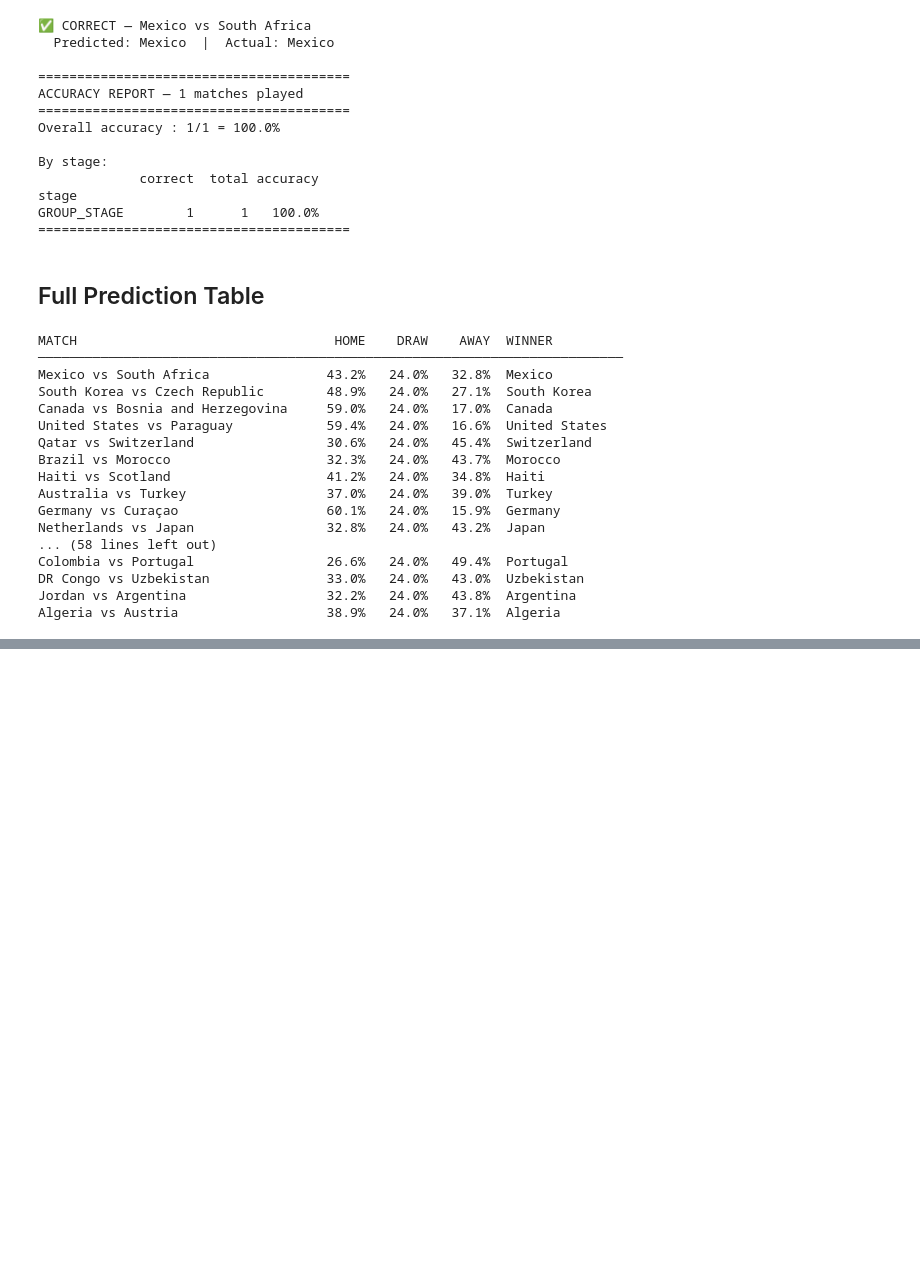
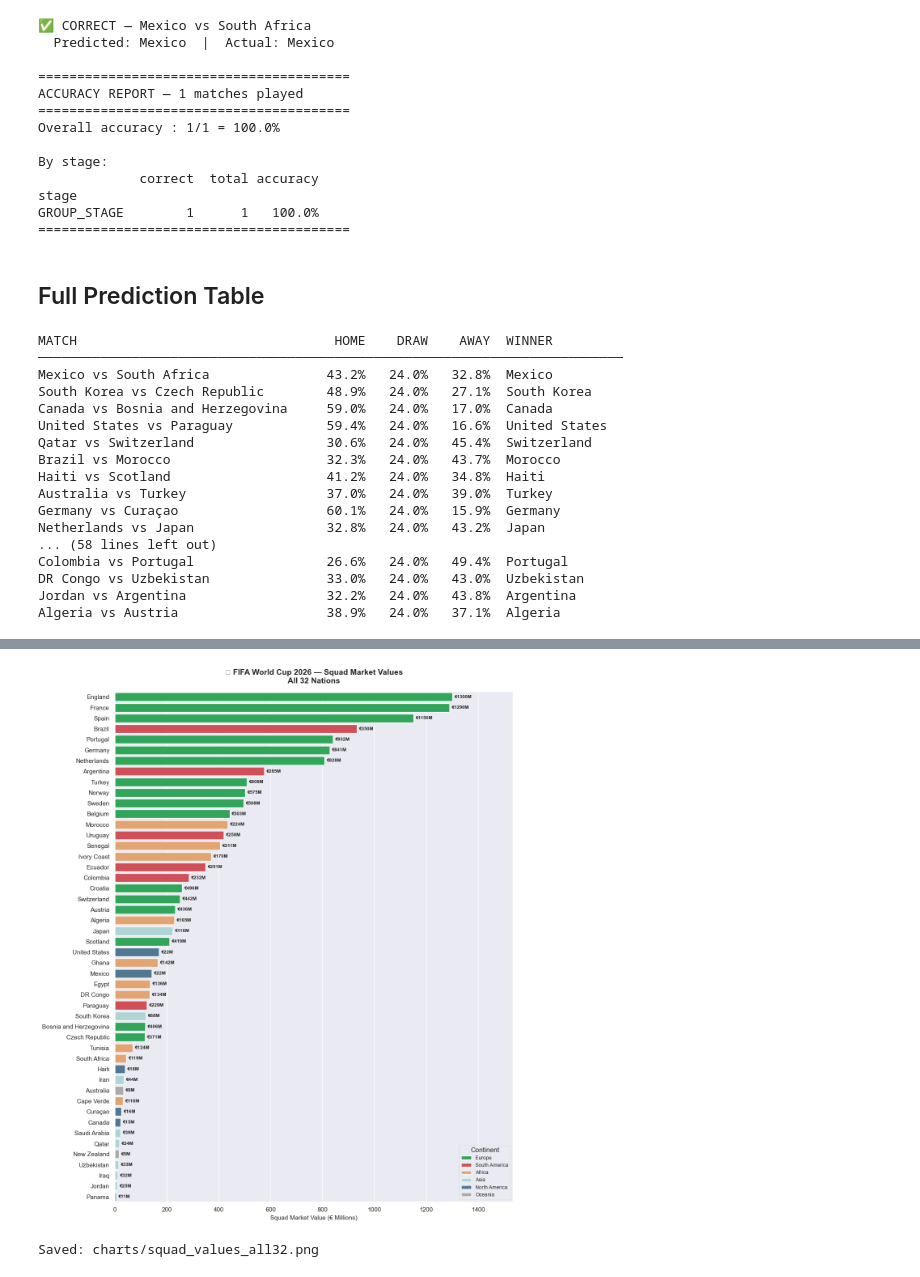
Before and after one commit to ojas996/fifa-world-cup-2026-analysis, a Jupyter notebook: analysis.ipynb, the cells around one changed output, grey strips where cells are left out. Cells and saved outputs as stored; diff of their text form; code cells hidden in the pictures; blank space fills up the shorter version.

Commit message:
squad value analysis — bar chart, value vs ranking scatter, underdog index

```diff
--- a/analysis.ipynb
+++ b/analysis.ipynb
@@ -1101,0 +1106,19 @@ Algeria vs Austria                   38.9%   24.0%   37.1%  Algeria
+# %%
+os.makedirs('charts', exist_ok=True)
+
+# ── LOAD + CLEAN ─────────────────────────────────────────────
+
+squads = pd.read_csv('data/squads.csv')   # rename your file to squads.csv
+
+# Fix Curaçao encoding issue
+squads['team'] = squads['team'].str.replace('Cura?o', 'Curaçao', regex=False)
+
+# Convert market value from raw euros to millions for readability
+squads['value_m'] = squads['squad_total_market_value_eur'] / 1_000_000
+
+# Sanity check
+print(f"Teams loaded: {len(squads)}")
+print(f"Columns: {list(squads.columns)}")
+print(f"\nValue range: €{squads['value_m'].min():.1f}M → €{squads['value_m'].max():.1f}M")
+print(f"Ranking range: {squads['fifa_rank_pre_tournament'].min()} → {squads['fifa_rank_pre_tournament'].max()}")
+print(f"\nTop 5 by value:\n{squads[['team','value_m','fifa_rank_pre_tournament']].sort_values('value_m', ascending=False).head()}")
@@ -1101,0 +1139,53 @@ Algeria vs Austria                   38.9%   24.0%   37.1%  Algeria
+# %%
+# ── CHART 1: SQUAD VALUES — ALL 32 NATIONS ───────────────────
+
+squads_sorted = squads.sort_values('value_m', ascending=False)
+
+continent_colors = {
+    'Europe':        '#1db954',
+    'South America': '#e63946',
+    'North America': '#457b9d',
+    'Africa':        '#f4a261',
+    'Asia':          '#a8dadc',
+    'Oceania':       '#aaaaaa',
+}
+
+fig, ax = plt.subplots(figsize=(12, 14))
+
+sns.barplot(
+    data=squads_sorted,
+    y='team',
+    x='value_m',
+    hue='continent',
+    palette=continent_colors,
+    dodge=False,
+    ax=ax
+)
+
+# Value labels
+for bar, (_, row) in zip(ax.patches, squads_sorted.iterrows()):
+    ax.text(
+        bar.get_width() + 8,
+        bar.get_y() + bar.get_height() / 2,
+        f'€{row["value_m"]:.0f}M',
+        va='center',
+        fontsize=8.5,
+        fontweight='bold'
+    )
+
+ax.set_xlabel('Squad Market Value (€ Millions)', fontsize=11)
+ax.set_ylabel('')
+ax.set_title(
+    '⚽ FIFA World Cup 2026 — Squad Market Values\nAll 32 Nations',
+    fontsize=14, fontweight='bold', pad=15
+)
+ax.set_xlim(0, squads_sorted['value_m'].max() * 1.18)
+ax.legend(title='Continent', fontsize=9, framealpha=0.3)
+
+plt.tight_layout()
+plt.savefig('charts/squad_values_all32.png', dpi=150, bbox_inches='tight')
+plt.show()
+print("Saved: charts/squad_values_all32.png")
+# %% [output]
+[figure, added]
+Saved: charts/squad_values_all32.png
```
Also changed, not shown: parts of 8 cells of this notebook, 4 other files.
